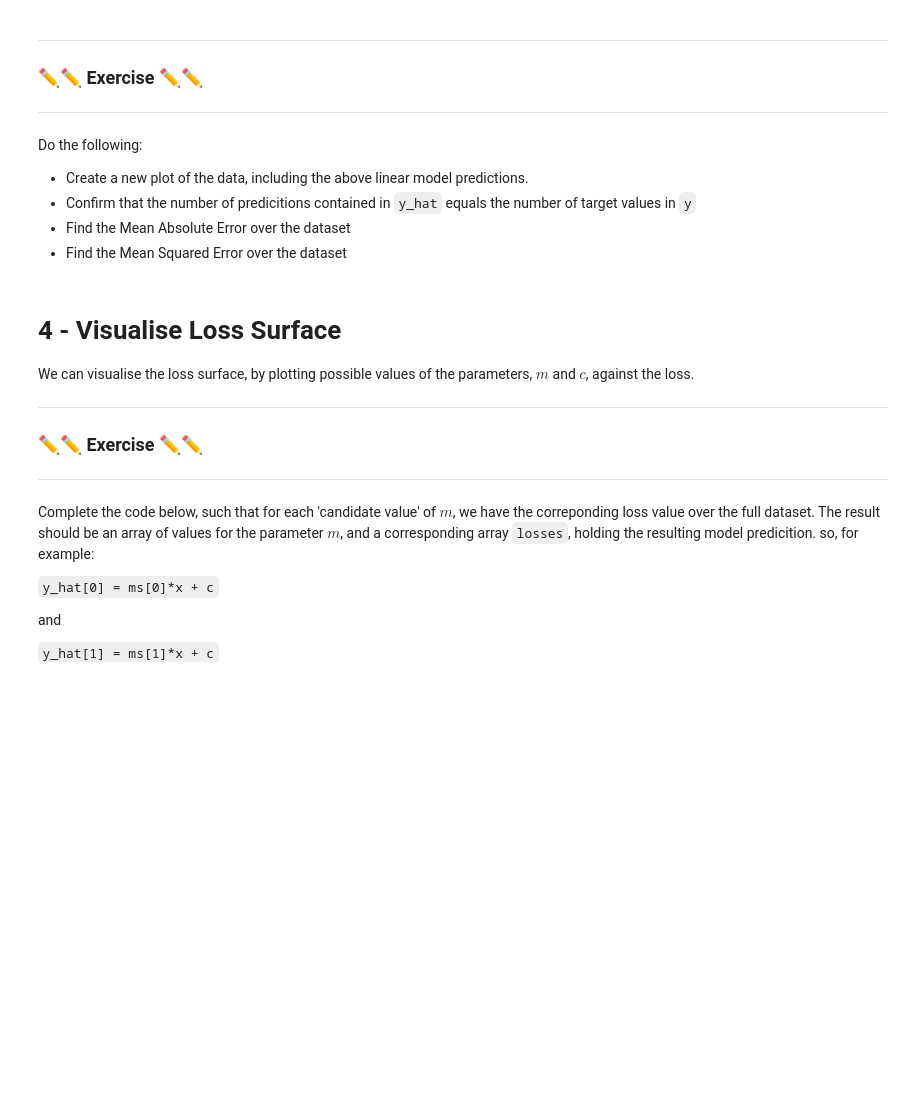
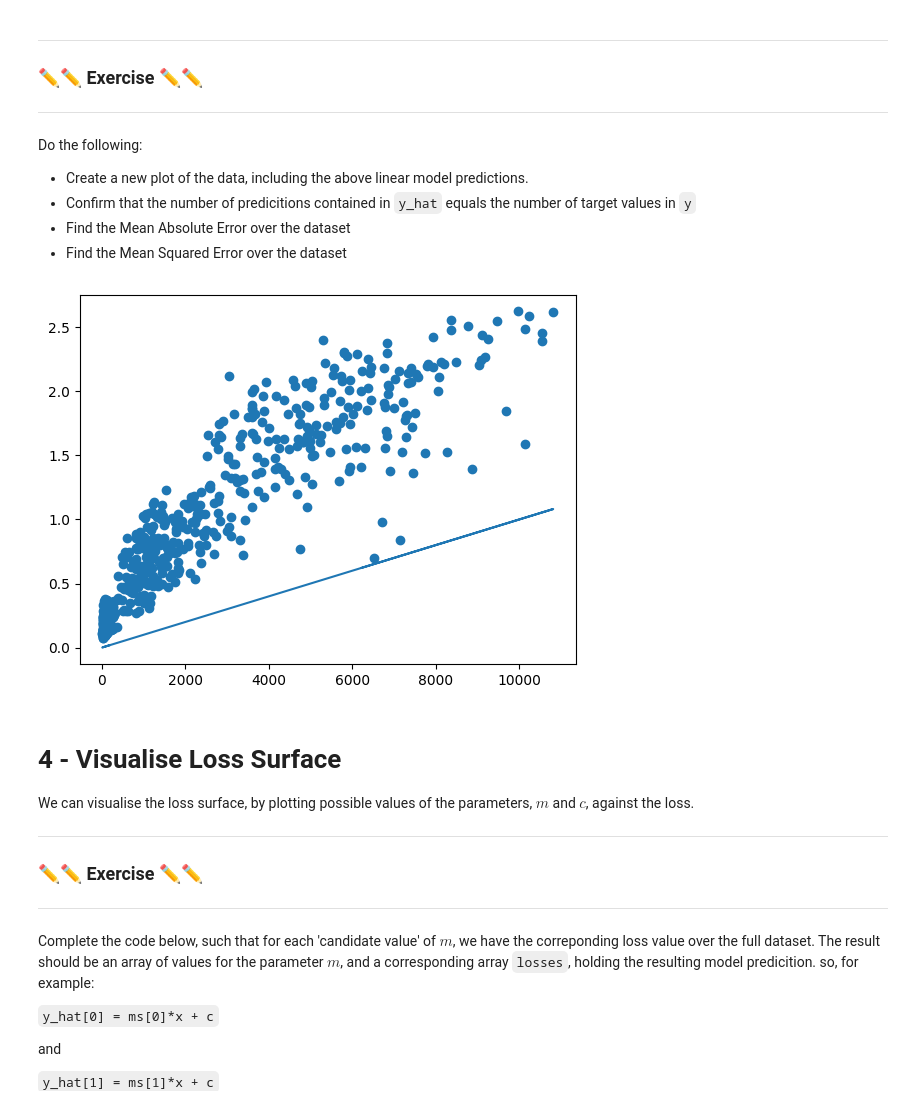
Before and after one commit to liam-holland/audio_machine_learning, a Jupyter notebook: Week 2/Week2_Workshop/Week2-Worksheet.ipynb, the cells around one changed output. Drawn from its saved outputs; the diff is of its cells as text; code cells hidden in the pictures; blank space fills up the shorter version.

```diff
--- a/Week 2/Week2_Workshop/Week2-Worksheet.ipynb
+++ b/Week 2/Week2_Workshop/Week2-Worksheet.ipynb
@@ -124,6 +156,20 @@ Do the following:
 - Confirm that the number of predicitions contained in `y_hat` equals the number of target values in `y`
 - Find the Mean Absolute Error over the dataset
 - Find the Mean Squared Error over the dataset
+# %%
+plt.plot(x,y_hat)
+plt.scatter(x,y)
+
+y_hat.size
+
+model_diff = y_hat - y
+model_diff_abs = abs(y_hat - y)
+
+
+mae = np.mean(model_diff_abs)
+mse = np.mean(model_diff**2)
+# %% [output]
+[figure, added]
 # %% [markdown]
 # 4 - Visualise Loss Surface
 
```
Also changed, not shown: parts of 23 cells of this notebook, 2 other files.
